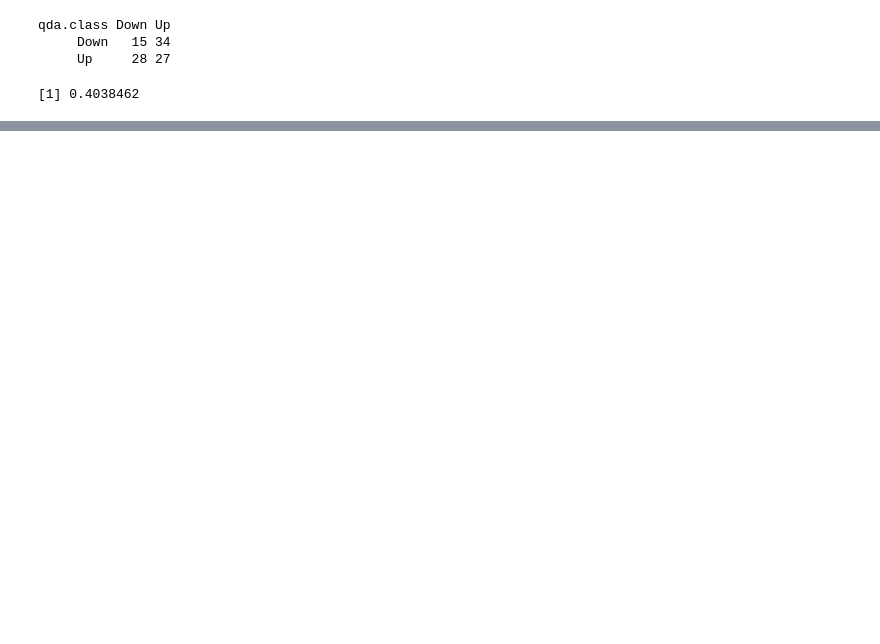
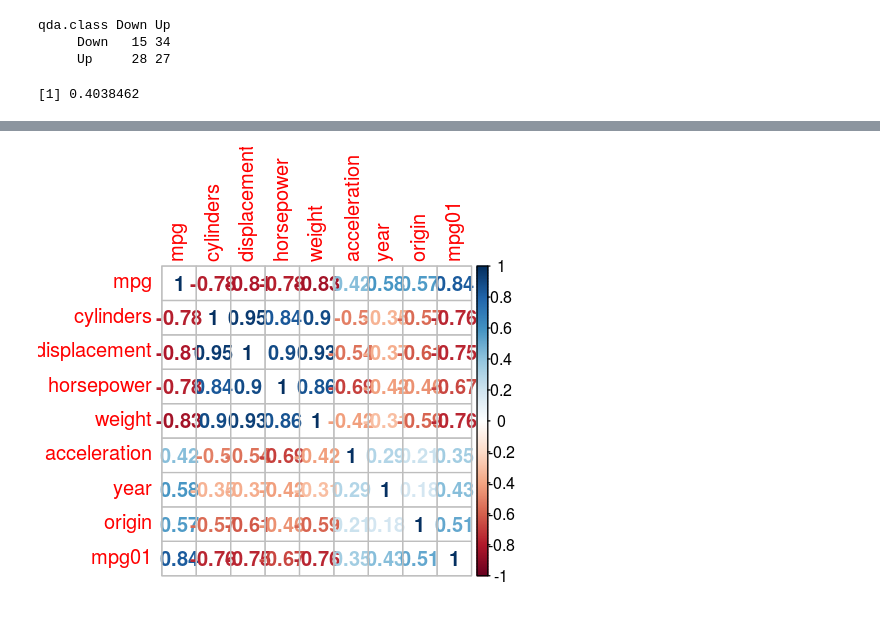
Before and after one commit to kalexandriabond/bond_DSPN_S18, a Jupyter notebook: BOND_Homework5.ipynb, the cells around one changed output, grey strips where cells are left out. Drawn from its saved outputs; the diff is of its cells as text; code cells hidden in the pictures; blank space fills up the shorter version.

```diff
--- a/BOND_Homework5.ipynb
+++ b/BOND_Homework5.ipynb
@@ -479,0 +492,4 @@ ERROR: Error in predict.lm(object, newdata, se.fit, scale = 1, type = ifelse(typ
+# %%
+corrplot(Auto_corr, p.mat = corr_vals$p, method='number')
+# %% [output]
+[figure, added]
```
Also changed, not shown: parts of 51 cells of this notebook.
